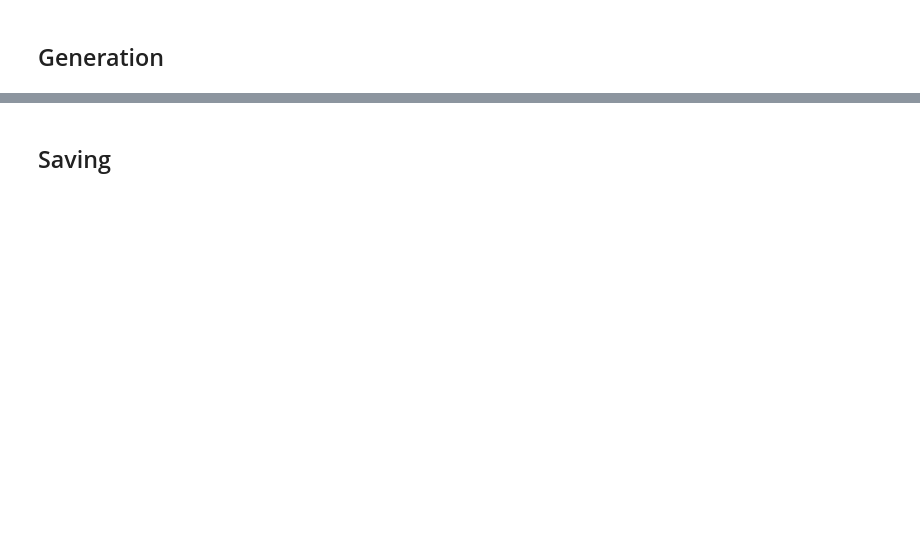
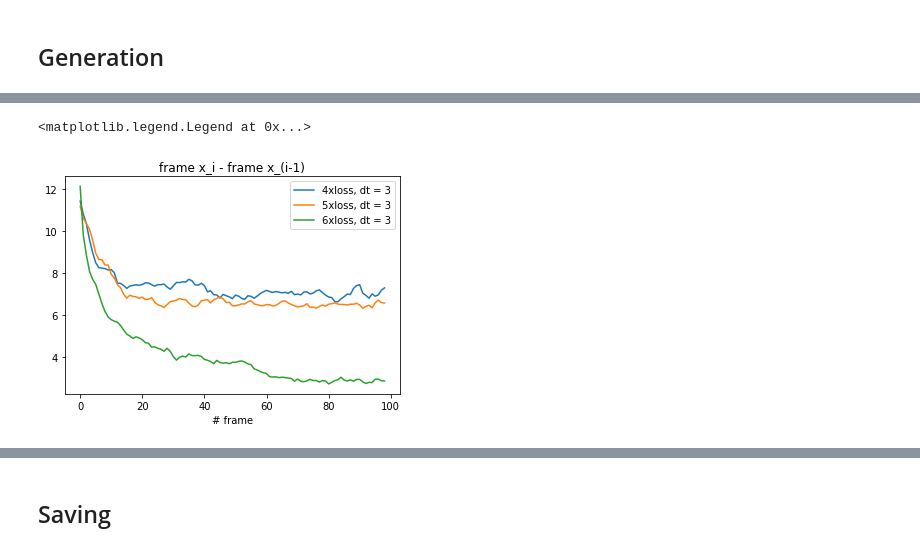
Before and after one commit to blufzzz/Dynamic-Textures-Autoregression, a Jupyter notebook: dynamic_textures_AR.ipynb, the cells around one changed output, grey strips where cells are left out. Saved outputs shown, nothing was run; the diff lists cells and outputs as text; code cells hidden in the pictures; blank space fills up the shorter version.

```diff
--- a/dynamic_textures_AR.ipynb
+++ b/dynamic_textures_AR.ipynb
@@ -518,0 +634,12 @@ plt.show()
+# %%
+l6t3_dist1, l6t3_dist2 = dist1, dist2
+# %%
+plt.plot(l4t3_dist2, label = '4xloss, dt = 3')
+plt.plot(l5t3_dist2, label = '5xloss, dt = 3')
+plt.plot(l6t3_dist2, label = '6xloss, dt = 3')
+plt.title('frame x_i - frame x_(i-1)')
+plt.xlabel('# frame')
+plt.legend()
+# %% [output]
+<matplotlib.legend.Legend at 0x...>
+[figure, added]
```
Also changed, not shown: parts of 21 cells of this notebook.
